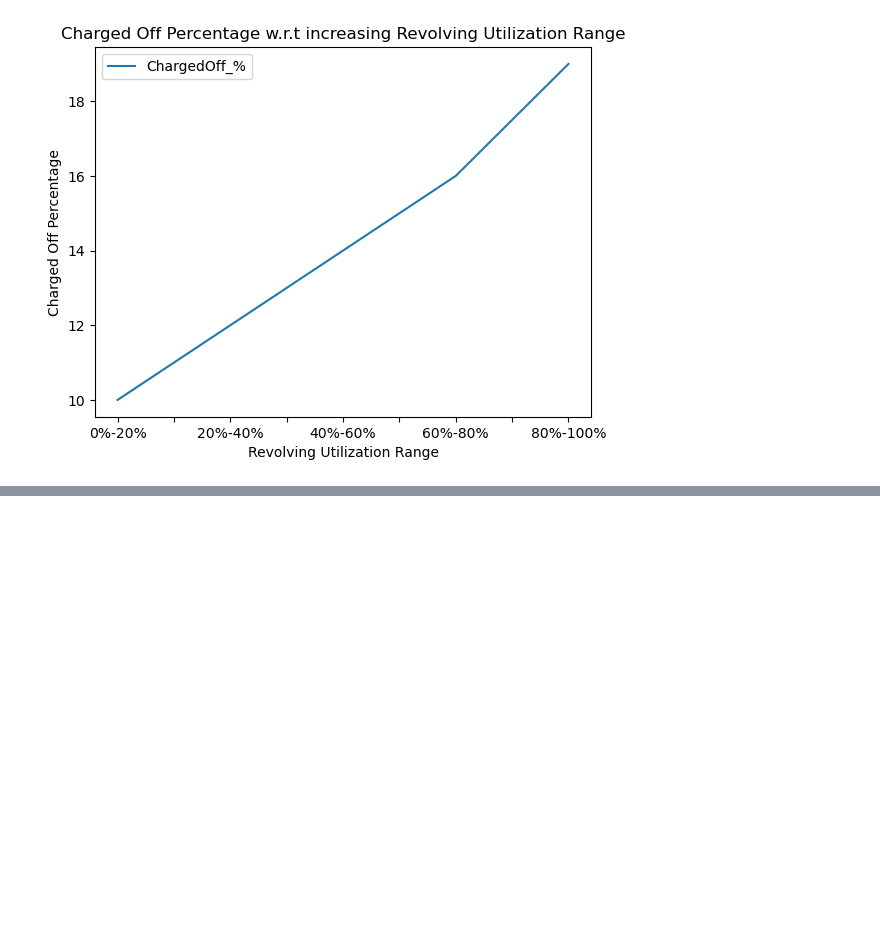
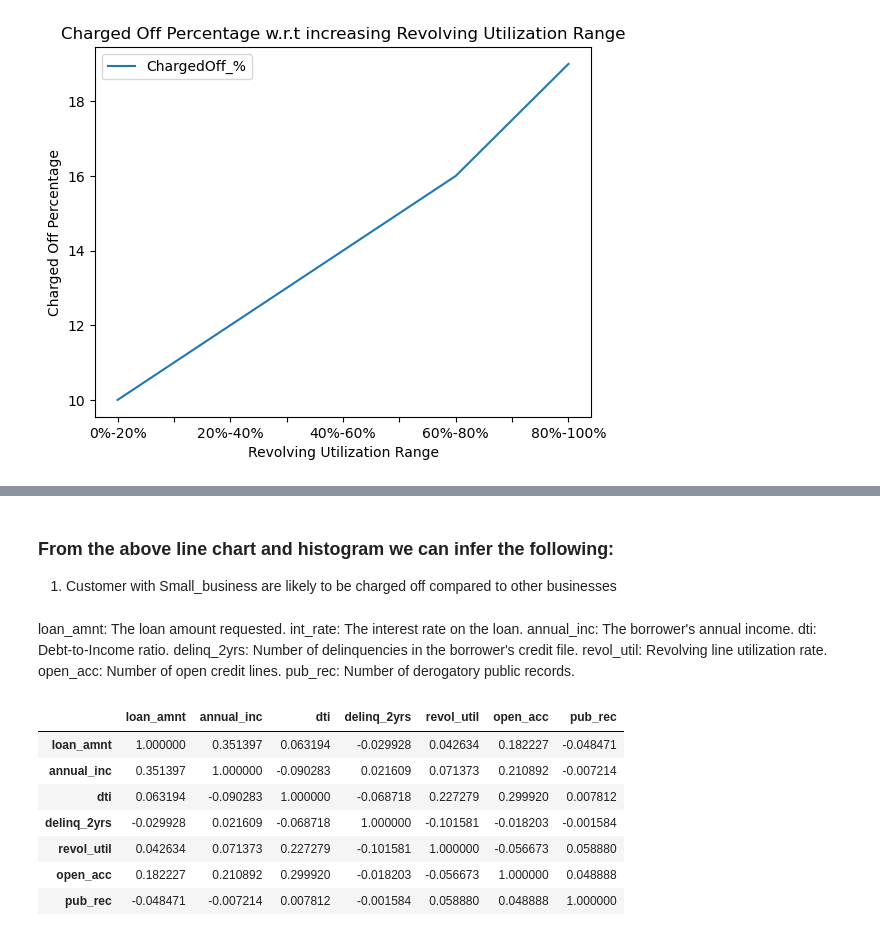
Before and after one commit to rupeshshuklavarroc/Lending_Case_Study_Rupesh_Harshali, a Jupyter notebook: Lending_Case_Study_Rupesh_Harshali.ipynb, the cells around one changed output, grey strips where cells are left out. Cells and saved outputs as stored; diff of their text form; code cells hidden in the pictures; blank space fills up the shorter version.

Commit message:
Correlation added for the expected columns

```diff
--- a/Lending_Case_Study_Rupesh_Harshali.ipynb
+++ b/Lending_Case_Study_Rupesh_Harshali.ipynb
@@ -177,0 +175,32 @@ plt.show()
+# %% [markdown]
+### From the above line chart and histogram  we can infer the following:
+1. Customer with Small_business are likely to be charged off compared to other businesses
+# %% [markdown]
+loan_amnt: The loan amount requested.
+int_rate: The interest rate on the loan.
+annual_inc: The borrower's annual income.
+dti: Debt-to-Income ratio.
+delinq_2yrs: Number of delinquencies in the borrower's credit file.
+revol_util: Revolving line utilization rate.
+open_acc: Number of open credit lines.
+pub_rec: Number of derogatory public records.
+# %%
+import pandas as pd
+
+Column_for_correlation = ['loan_amnt', 'int_rate', 'annual_inc', 'dti', 'delinq_2yrs', 'revol_util', 'open_acc', 'pub_rec']
+
+
+#Below Correlation is for Charged Off  customers
+df_charged_off = df2[df2['loan_status']=='Charged Off']
+Charged_off_sliced_df = df_charged_off[Column_for_correlation]
+Charged_off_Corr_matrix = Charged_off_sliced_df.corr()
+Charged_off_Corr_matrix
+# %% [output]
+|  | loan_amnt | annual_inc | dti | delinq_2yrs | revol_util | open_acc | pub_rec |
+| loan_amnt | 1.000000 | 0.351397 | 0.063194 | -0.029928 | 0.042634 | 0.182227 | -0.048471 |
+| annual_inc | 0.351397 | 1.000000 | -0.090283 | 0.021609 | 0.071373 | 0.210892 | -0.007214 |
+| dti | 0.063194 | -0.090283 | 1.000000 | -0.068718 | 0.227279 | 0.299920 | 0.007812 |
+| delinq_2yrs | -0.029928 | 0.021609 | -0.068718 | 1.000000 | -0.101581 | -0.018203 | -0.001584 |
+| revol_util | 0.042634 | 0.071373 | 0.227279 | -0.101581 | 1.000000 | -0.056673 | 0.058880 |
+| open_acc | 0.182227 | 0.210892 | 0.299920 | -0.018203 | -0.056673 | 1.000000 | 0.048888 |
+| pub_rec | -0.048471 | -0.007214 | 0.007812 | -0.001584 | 0.058880 | 0.048888 | 1.000000 |
```
Also changed, not shown: parts of 13 cells of this notebook.
